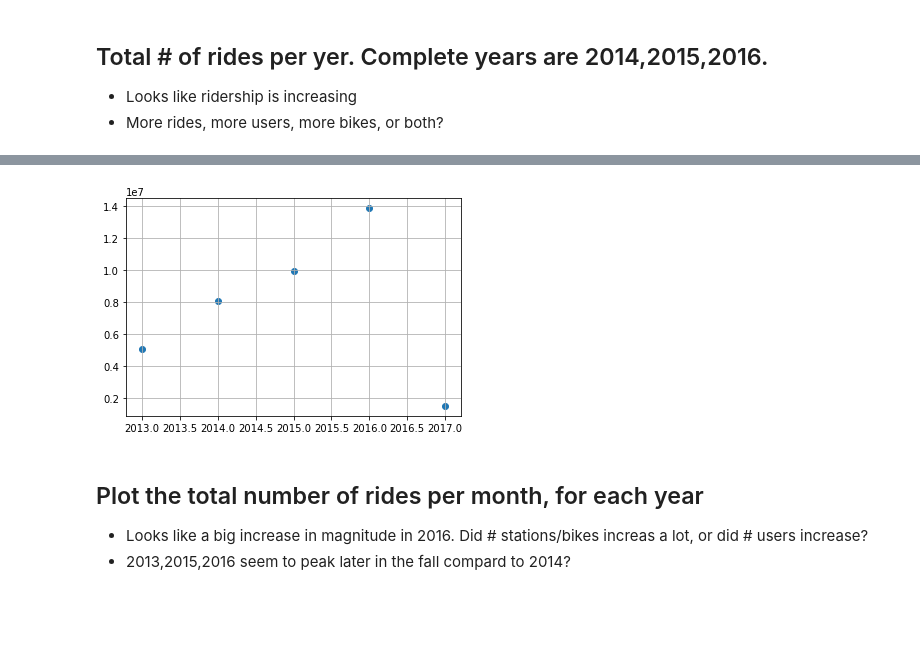
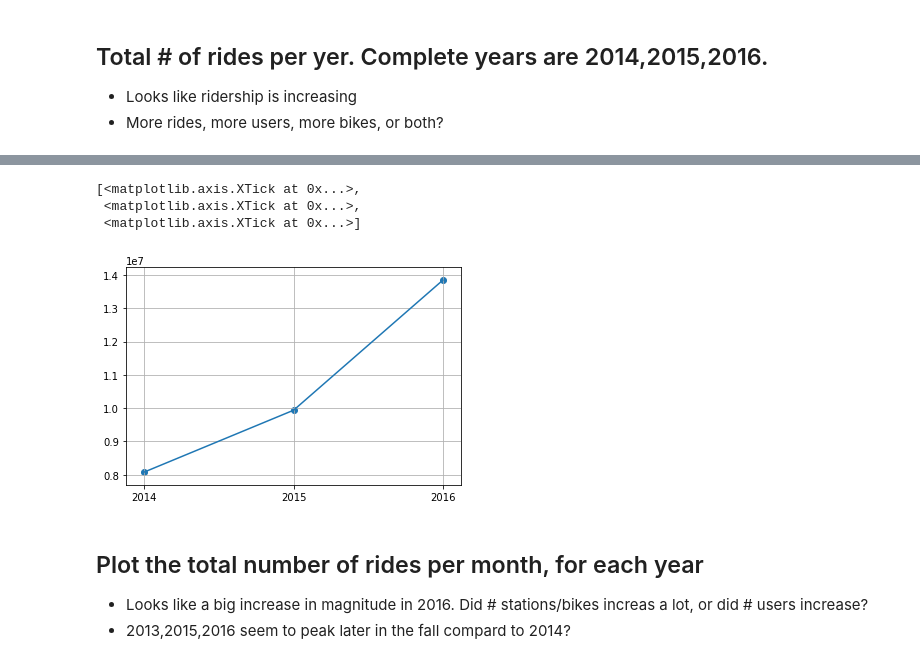
Before and after one commit to andypicke/Springboard_DataScience, a Jupyter notebook: Capstone_1/citibike_EDA.ipynb, the cells around one changed output, grey strips where cells are left out. Drawn from its saved outputs; the diff is of its cells as text; code cells hidden in the pictures; blank space fills up the shorter version.

```diff
--- a/Capstone_1/citibike_EDA.ipynb
+++ b/Capstone_1/citibike_EDA.ipynb
@@ -39,8 +37,14 @@ df
-# %%
-plt.scatter(df.year,df.num_rides)
-plt.grid();
-# %% [output]
-[figure, removed]
+# %%
+df.year = df.year.astype('int')
+plt.plot(df.year,df.num_rides)
+plt.scatter(df.year,df.num_rides)
+plt.grid();
+plt.gca().set_xticks([2014,2015,2016]);
+# %% [output]
+[<matplotlib.axis.XTick at 0x...>,
+ <matplotlib.axis.XTick at 0x...>,
+ <matplotlib.axis.XTick at 0x...>]
+[figure, added]
 # %% [markdown]
 ## Plot the total number of rides per month, for each year
 - Looks like a big increase in magnitude in 2016. Did # stations/bikes increas a lot, or did # users increase?
```
Also changed, not shown: parts of 28 cells of this notebook, 2 other files.
